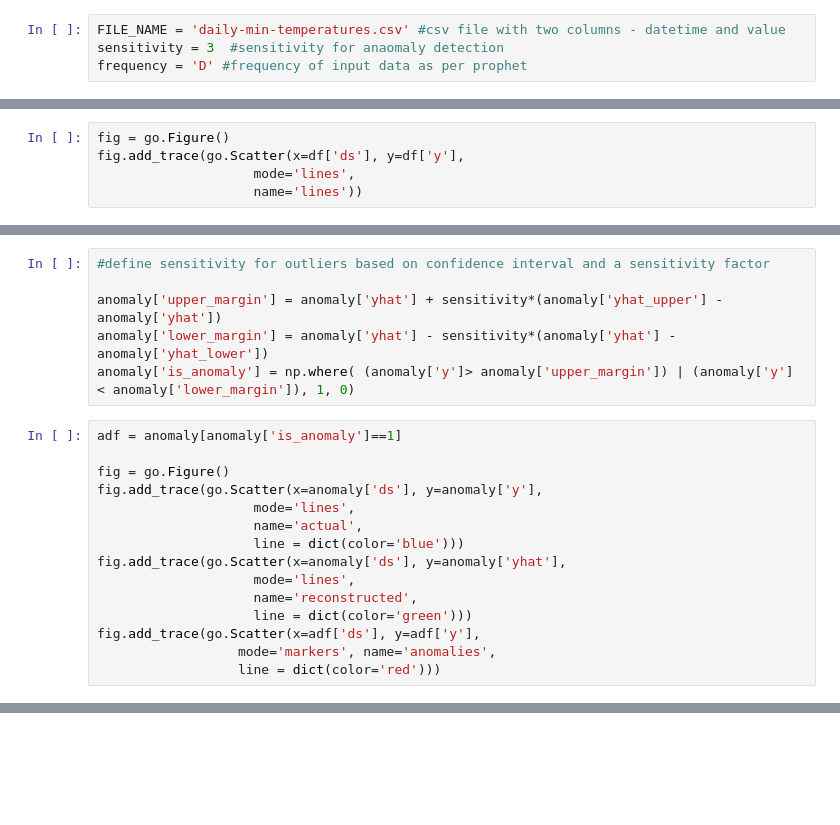
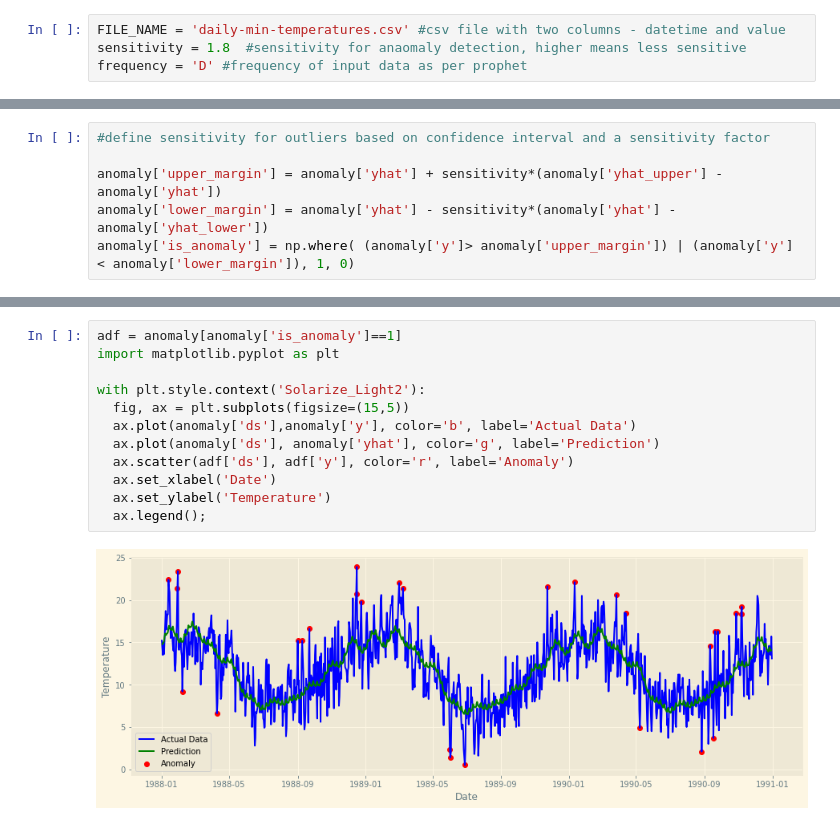
Before and after one commit to ms-shyamkumar/jupyter-notebooks, a Jupyter notebook: ts_anomaly_detector.ipynb, the cells around one changed output, grey strips where cells are left out. Saved outputs shown, nothing was run; the diff lists cells and outputs as text; blank space fills up the shorter version.

```diff
--- a/ts_anomaly_detector.ipynb
+++ b/ts_anomaly_detector.ipynb
@@ -8,6 +10,6 @@ from fbprophet import Prophet
 # %%
 FILE_NAME = 'daily-min-temperatures.csv' #csv file with two columns - datetime and value
-sensitivity = 3  #sensitivity for anaomaly detection
+sensitivity = 1.8  #sensitivity for anaomaly detection, higher means less sensitive
 frequency = 'D' #frequency of input data as per prophet
 # %%
 df = pd.read_csv(FILE_NAME)
@@ -23,5 +25,0 @@ print(df.head(2))
-# %%
-fig = go.Figure()
-fig.add_trace(go.Scatter(x=df['ds'], y=df['y'],
-                    mode='lines',
-                    name='lines'))
@@ -47,18 +43,3 @@ INFO:fbprophet:Disabling daily seasonality. Run prophet with daily_seasonality=T
 anomaly['upper_margin'] = anomaly['yhat'] + sensitivity*(anomaly['yhat_upper'] - anomaly['yhat'])
 anomaly['lower_margin'] = anomaly['yhat'] - sensitivity*(anomaly['yhat'] - anomaly['yhat_lower'])
 anomaly['is_anomaly'] = np.where( (anomaly['y']> anomaly['upper_margin']) | (anomaly['y'] < anomaly['lower_margin']), 1, 0)
-# %%
-adf = anomaly[anomaly['is_anomaly']==1]
-
-fig = go.Figure()
-fig.add_trace(go.Scatter(x=anomaly['ds'], y=anomaly['y'],
-                    mode='lines',
-                    name='actual',
-                    line = dict(color='blue')))
-fig.add_trace(go.Scatter(x=anomaly['ds'], y=anomaly['yhat'],
-                    mode='lines',
-                    name='reconstructed',
-                    line = dict(color='green')))
-fig.add_trace(go.Scatter(x=adf['ds'], y=adf['y'],
-                  mode='markers', name='anomalies',
-                  line = dict(color='red')))
@@ -66,0 +46,14 @@ fig.add_trace(go.Scatter(x=adf['ds'], y=adf['y'],
+# %%
+adf = anomaly[anomaly['is_anomaly']==1]
+import matplotlib.pyplot as plt
+
+with plt.style.context('Solarize_Light2'):
+  fig, ax = plt.subplots(figsize=(15,5))
+  ax.plot(anomaly['ds'],anomaly['y'], color='b', label='Actual Data')
+  ax.plot(anomaly['ds'], anomaly['yhat'], color='g', label='Prediction')
+  ax.scatter(adf['ds'], adf['y'], color='r', label='Anomaly')
+  ax.set_xlabel('Date')
+  ax.set_ylabel('Temperature')
+  ax.legend();
+# %% [output]
+[figure, added]
```
Also changed, not shown: parts of 7 cells of this notebook.
